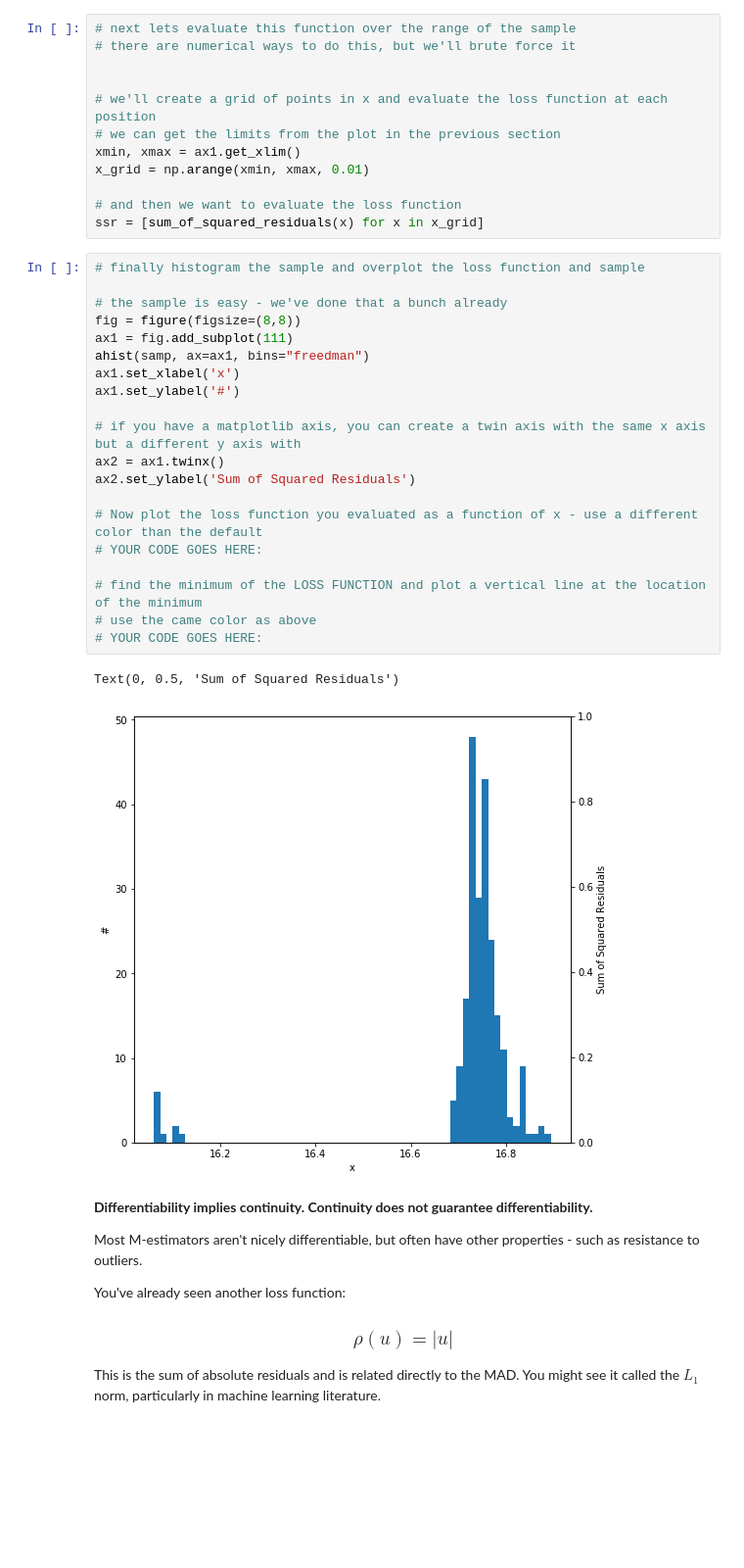
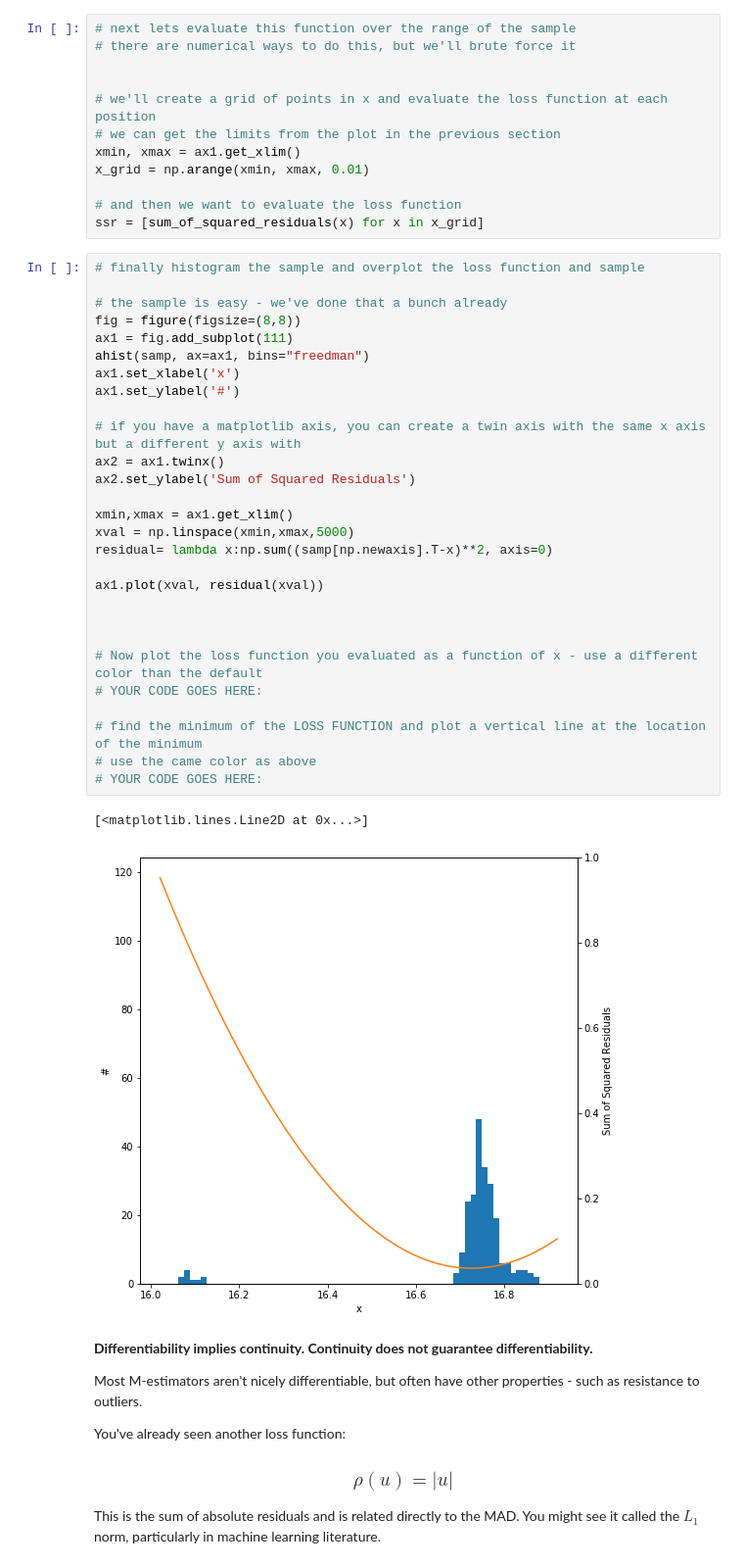
Before and after one commit to gnarayan/ast596_2020_Spring, a Jupyter notebook: 02/week02.ipynb, the cells around one changed output. Shown at 98% size. Cells and saved outputs as stored; diff of their text form; blank space fills up the shorter version.

```diff
--- a/02/week02.ipynb
+++ b/02/week02.ipynb
@@ -478,26 +478,34 @@ ssr = [sum_of_squared_residuals(x) for x in x_grid]
 # %%
 # finally histogram the sample and overplot the loss function and sample
 
 # the sample is easy - we've done that a bunch already
 fig = figure(figsize=(8,8))
 ax1 = fig.add_subplot(111)
 ahist(samp, ax=ax1, bins="freedman")
 ax1.set_xlabel('x')
 ax1.set_ylabel('#')
 
 # if you have a matplotlib axis, you can create a twin axis with the same x axis but a different y axis with
 ax2 = ax1.twinx()
 ax2.set_ylabel('Sum of Squared Residuals')
 
+xmin,xmax = ax1.get_xlim()
+xval = np.linspace(xmin,xmax,5000)
+residual= lambda x:np.sum((samp[np.newaxis].T-x)**2, axis=0)
+
+ax1.plot(xval, residual(xval))
+
+
+
 # Now plot the loss function you evaluated as a function of x - use a different color than the default
 # YOUR CODE GOES HERE:
 
 # find the minimum of the LOSS FUNCTION and plot a vertical line at the location of the minimum
 # use the came color as above
 # YOUR CODE GOES HERE:
 # %% [output]
-Text(0, 0.5, 'Sum of Squared Residuals')
+[<matplotlib.lines.Line2D at 0x...>]
-[figure, old version]
+[figure, new version]
 # %% [markdown]
 **Differentiability implies continuity. Continuity does not guarantee differentiability.**
 
```
Also changed, not shown: parts of 4 cells of this notebook.
